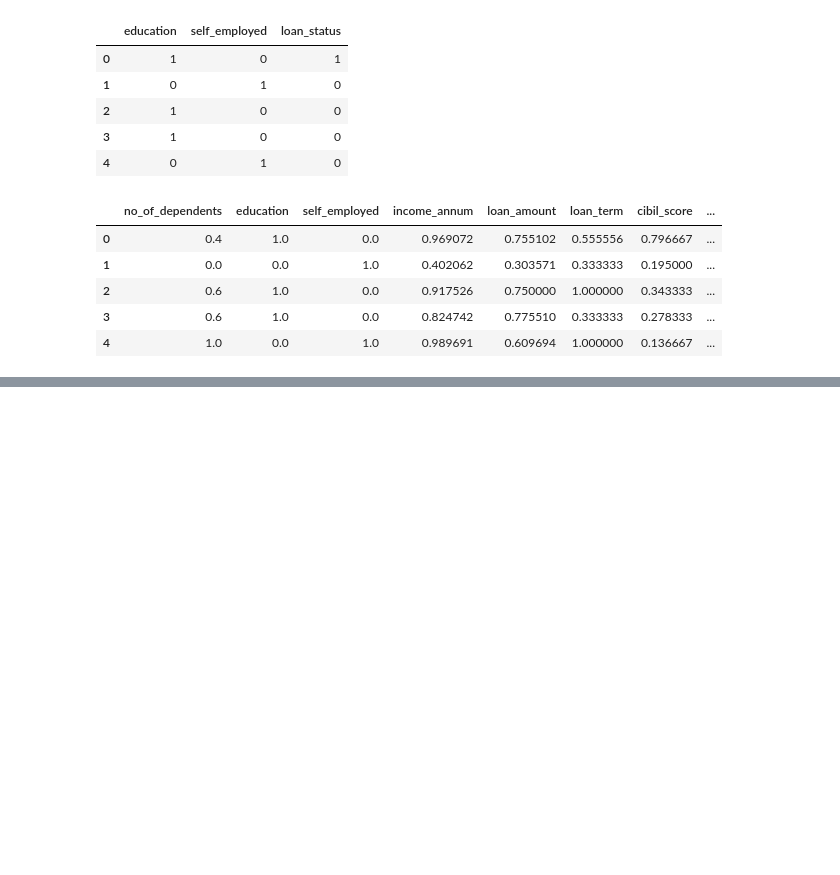
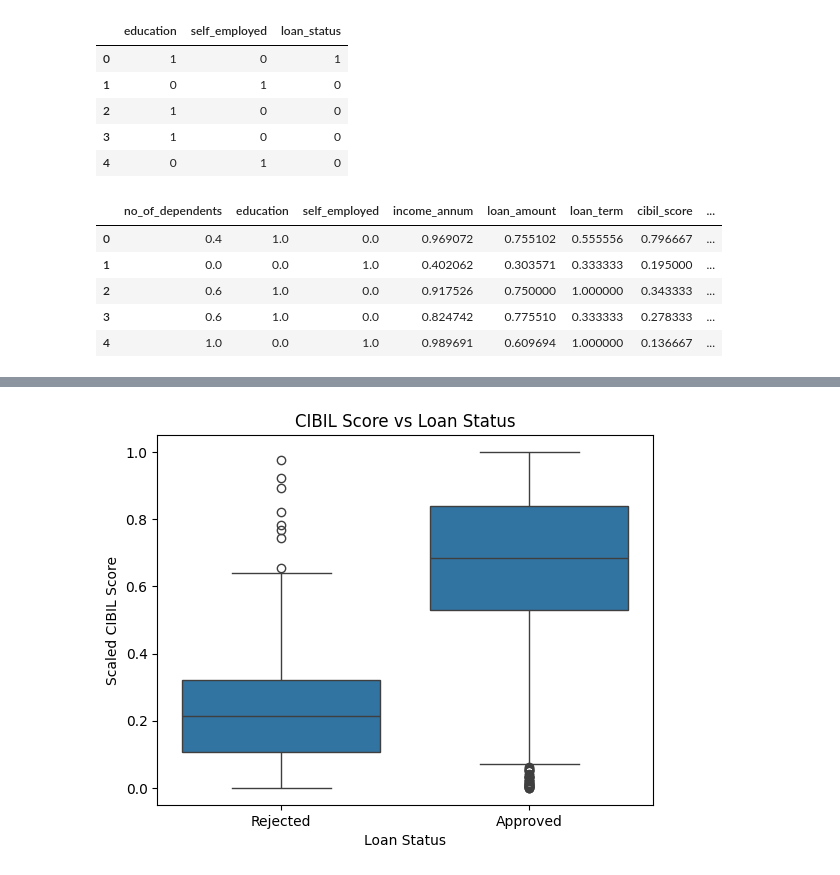
Before and after one commit to nateseon/cs506_TP, a Jupyter notebook: data_preprocessing_pipeline.ipynb, the cells around one changed output, grey strips where cells are left out. Saved outputs shown, nothing was run; the diff lists cells and outputs as text; code cells hidden in the pictures; blank space fills up the shorter version.

```diff
--- a/data_preprocessing_pipeline.ipynb
+++ b/data_preprocessing_pipeline.ipynb
@@ -61,0 +110,11 @@ df[numeric_cols].head()
+# %%
+#Plot3:  CIBIL Score vs Loan Status (boxplot) Comparing the CIBIL scores between approved and rejected loan applications
+# sns.boxplot() shows CIBIL score distribution across loan status groups
+sns.boxplot(x='loan_status', y='cibil_score', data=df)
+plt.title('CIBIL Score vs Loan Status')
+plt.xticks([0, 1], ['Rejected', 'Approved'])
+plt.xlabel('Loan Status')
+plt.ylabel('Scaled CIBIL Score')
+plt.show()
+# %% [output]
+[figure, added]
```
Also changed, not shown: parts of 13 cells of this notebook, 6 other files.
